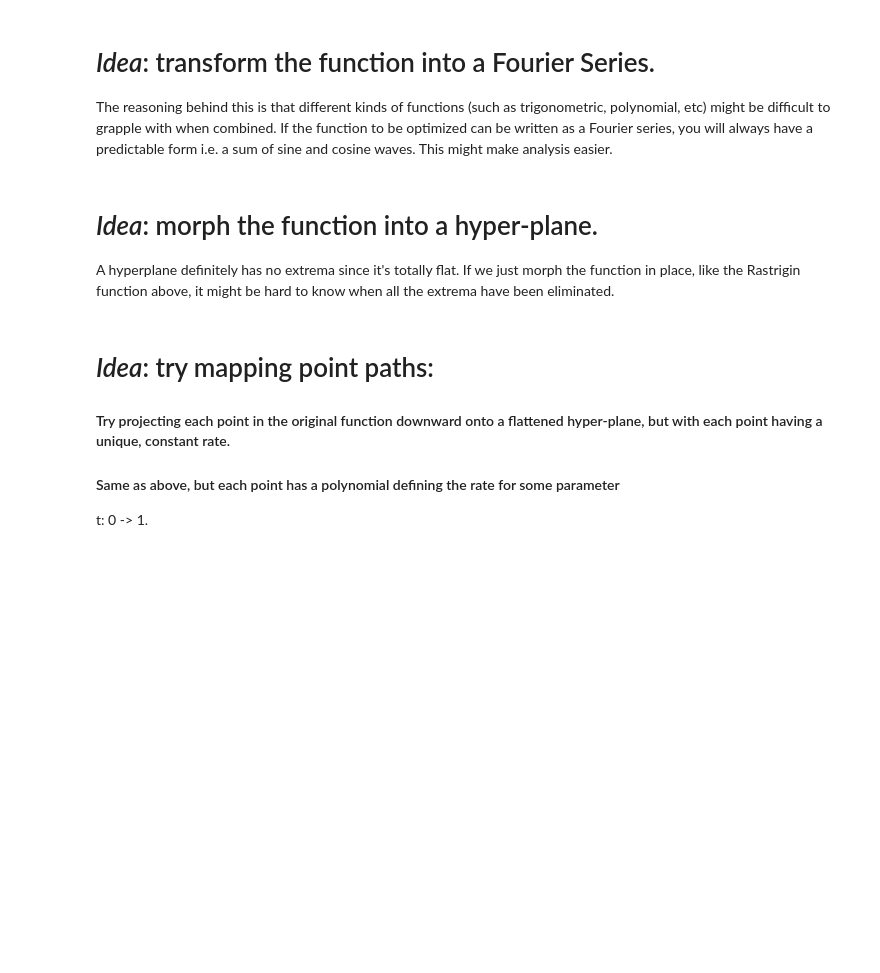
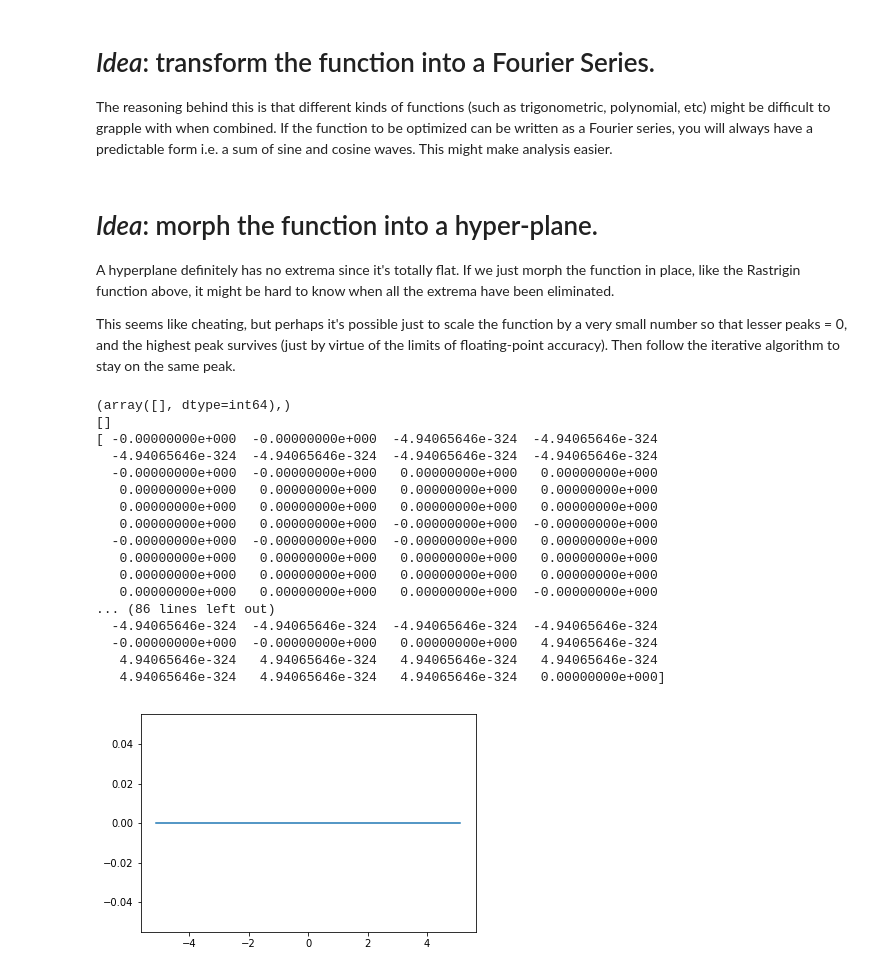
Before and after one commit to ZenPylon/intro-ml-python, a Jupyter notebook: Extrema-Flattening.ipynb, the cells around one changed output. Drawn from its saved outputs; the diff is of its cells as text; code cells hidden in the pictures; blank space fills up the shorter version.

Commit message:
flattening idea

```diff
--- a/Extrema-Flattening.ipynb
+++ b/Extrema-Flattening.ipynb
@@ -106,11 +134,34 @@ The reasoning behind this is that different kinds of functions (such as trigonom
 # *Idea*: morph the function into a hyper-plane.
 
 A hyperplane definitely has no extrema since it's totally flat.  If we just morph the function in place, like the Rastrigin function above, it might be hard to know when all the extrema have been eliminated.
+
+This seems like cheating, but perhaps it's possible just to scale the function by a very small number so that lesser peaks = 0, and the highest peak survives (just by virtue of the limits of floating-point accuracy).  Then follow the iterative algorithm to stay on the same peak.
-# %% [markdown]
-# *Idea*: try mapping point paths:
-
-#### Try projecting each point in the original function downward onto a flattened hyper-plane, but with each point having a unique, constant rate.
-
-
-#### Same as above, but each point has a polynomial defining the rate for some parameter
-t: 0 -> 1.
+# %%
+smallest_float = np.nextafter(0, 1)
+y_flattened = smallest_float * y
+y_flattened = y_flattened / 1002
+complicated_minima_flattened = argrelextrema(y_flattened, np.less)
+print(complicated_minima_flattened)
+print(y[complicated_minima_flattened])
+print(y_flattened)
+plt.plot(x, y_flattened)
+plt.show()
+# %% [output]
+(array([], dtype=int64),)
+[]
+[ -0.00000000e+000  -0.00000000e+000  -4.94065646e-324  -4.94065646e-324
+  -4.94065646e-324  -4.94065646e-324  -4.94065646e-324  -4.94065646e-324
+  -0.00000000e+000  -0.00000000e+000   0.00000000e+000   0.00000000e+000
+   0.00000000e+000   0.00000000e+000   0.00000000e+000   0.00000000e+000
+   0.00000000e+000   0.00000000e+000   0.00000000e+000   0.00000000e+000
+   0.00000000e+000   0.00000000e+000  -0.00000000e+000  -0.00000000e+000
+  -0.00000000e+000  -0.00000000e+000  -0.00000000e+000   0.00000000e+000
+   0.00000000e+000   0.00000000e+000   0.00000000e+000   0.00000000e+000
+   0.00000000e+000   0.00000000e+000   0.00000000e+000   0.00000000e+000
+   0.00000000e+000   0.00000000e+000   0.00000000e+000  -0.00000000e+000
+... (86 lines left out)
+  -4.94065646e-324  -4.94065646e-324  -4.94065646e-324  -4.94065646e-324
+  -0.00000000e+000  -0.00000000e+000   0.00000000e+000   4.94065646e-324
+   4.94065646e-324   4.94065646e-324   4.94065646e-324   4.94065646e-324
+   4.94065646e-324   4.94065646e-324   4.94065646e-324   0.00000000e+000]
+[figure, added]
```
Also changed, not shown: parts of 4 cells of this notebook.
